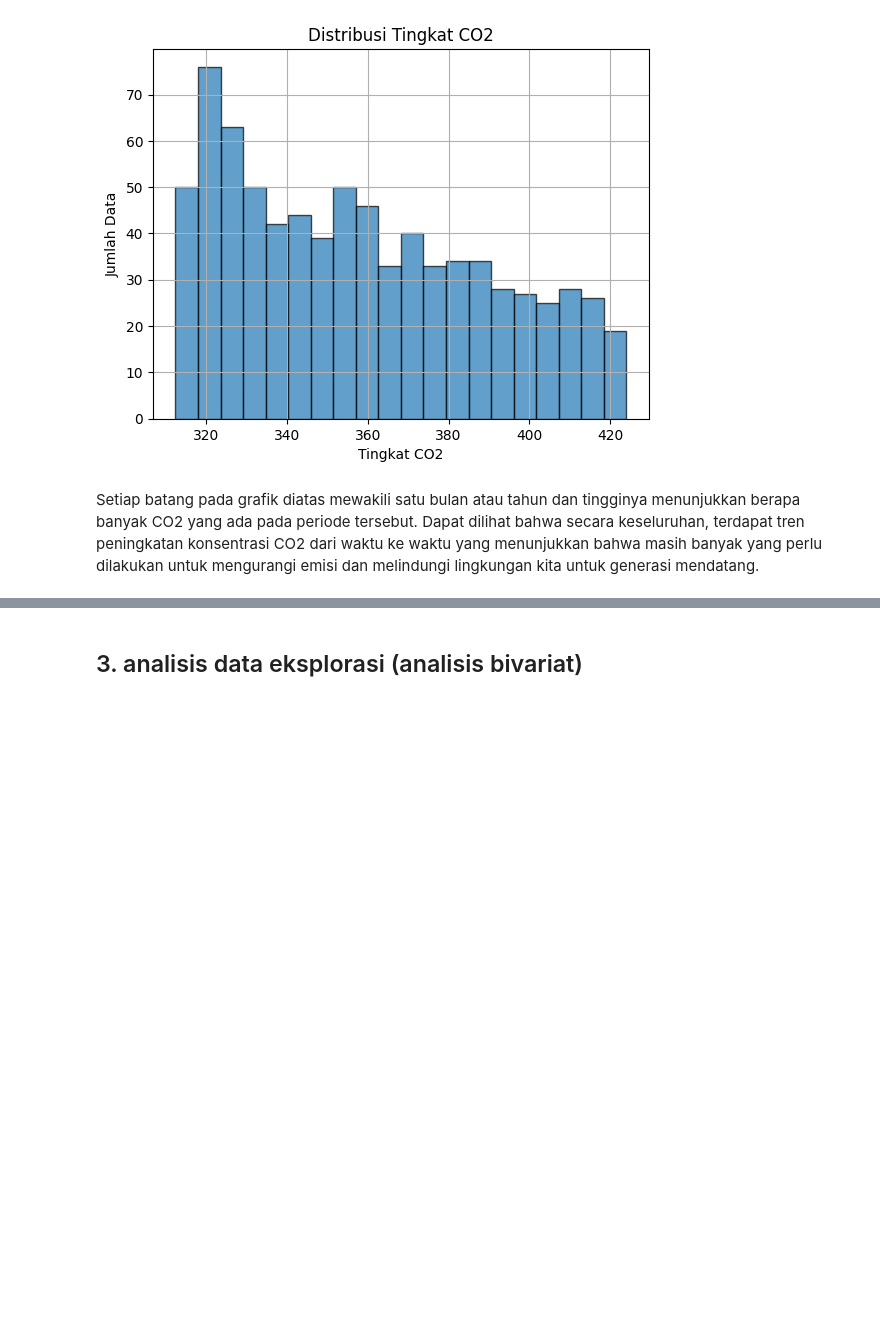
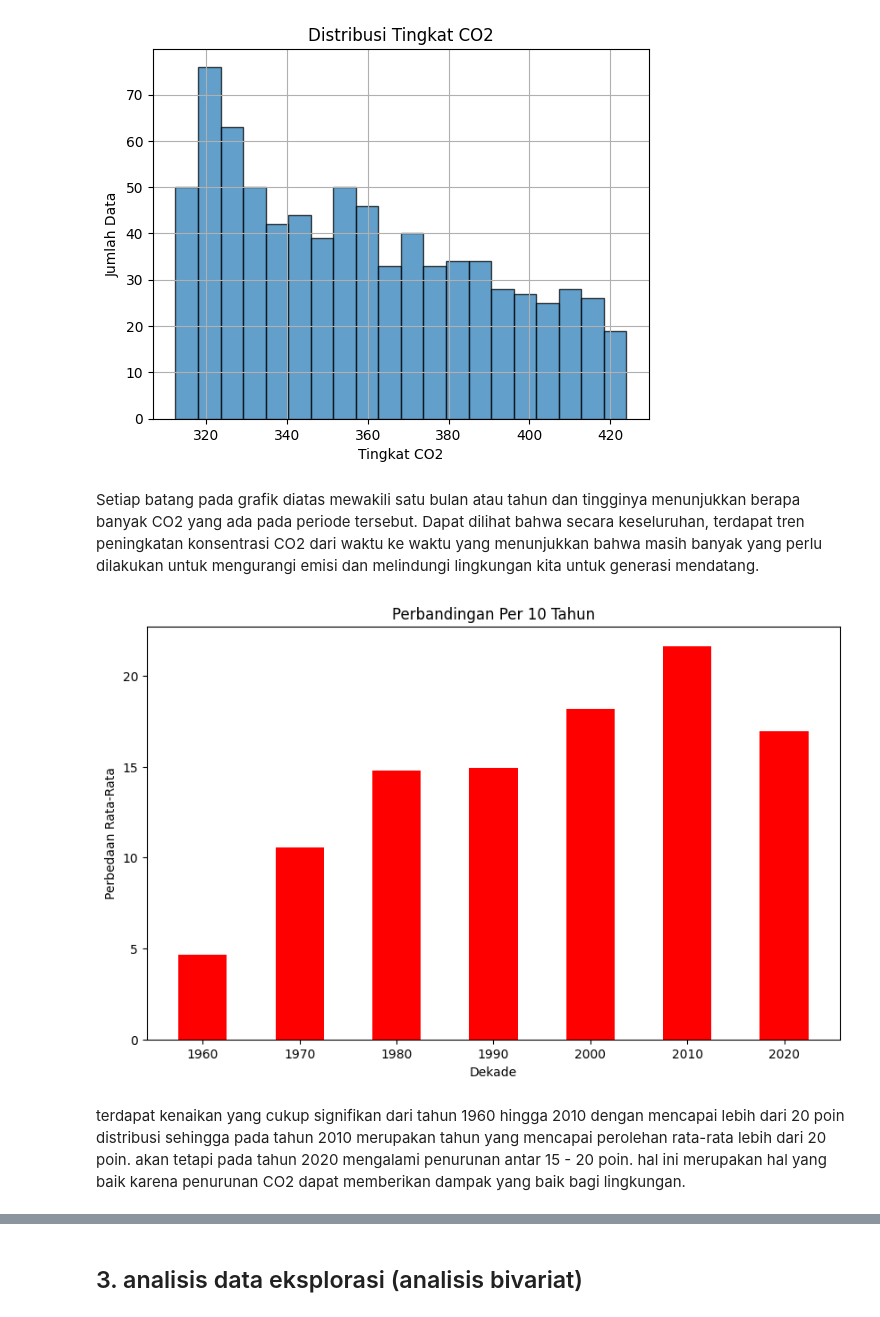
Before and after one commit to satriadhapa/ModelMachineLearning, a Jupyter notebook: Analisis_co2.ipynb, the cells around one changed output, grey strips where cells are left out. Saved outputs shown, nothing was run; the diff lists cells and outputs as text; code cells hidden in the pictures; blank space fills up the shorter version.

```diff
--- a/Analisis_co2.ipynb
+++ b/Analisis_co2.ipynb
@@ -80,3 +80,21 @@ plt.grid(True)
 [figure]
 # %% [markdown]
 Setiap batang pada grafik diatas mewakili satu bulan atau tahun dan tingginya menunjukkan berapa banyak CO2 yang ada pada periode tersebut. Dapat dilihat bahwa secara keseluruhan, terdapat tren peningkatan konsentrasi CO2 dari waktu ke waktu yang menunjukkan bahwa masih banyak yang perlu dilakukan untuk mengurangi emisi dan melindungi lingkungan kita untuk generasi mendatang.
+# %%
+data['Decade'] = (data['Year'] // 10) * 10
+
+# Menghitung perbedaan rata-rata dalam setiap dekade
+decade_means = data.groupby('Decade')['monthly_average'].mean()
+decade_means = decade_means.diff()
+
+# Membuat bar plot
+plt.figure(figsize=(10, 6))
+plt.bar(decade_means.index, decade_means.values, color='r', width=5)
+plt.xlabel('Dekade')
+plt.ylabel('Perbedaan Rata-Rata')
+plt.title('Perbandingan Per 10 Tahun')
+plt.show()
+# %% [output]
+[figure, added]
+# %% [markdown]
+terdapat kenaikan yang cukup signifikan dari tahun 1960 hingga 2010 dengan mencapai lebih dari 20 poin distribusi sehingga pada tahun 2010 merupakan tahun yang mencapai perolehan rata-rata lebih dari 20 poin. akan tetapi pada tahun 2020 mengalami penurunan antar 15 - 20 poin. hal ini merupakan hal yang baik karena penurunan CO2 dapat memberikan dampak yang baik bagi lingkungan.
```
Also changed, not shown: parts of 8 cells of this notebook, 1 other file.
